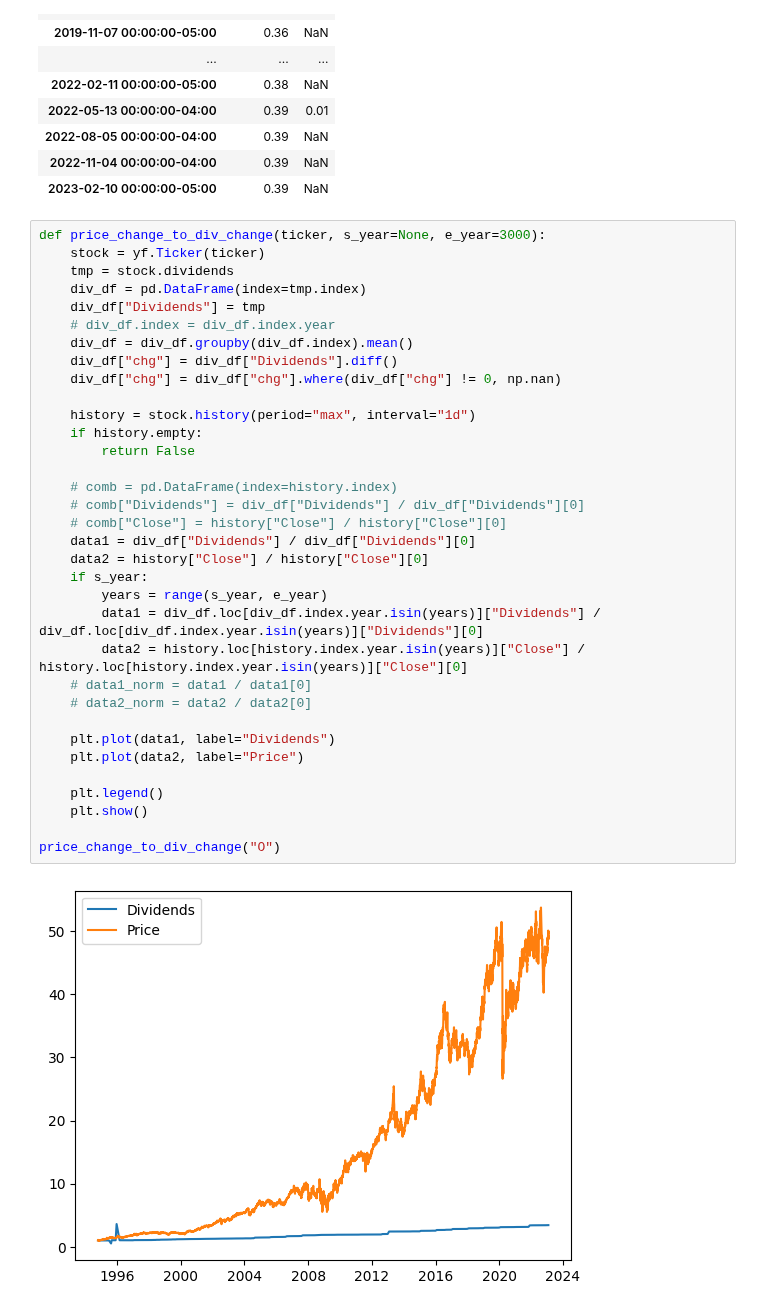
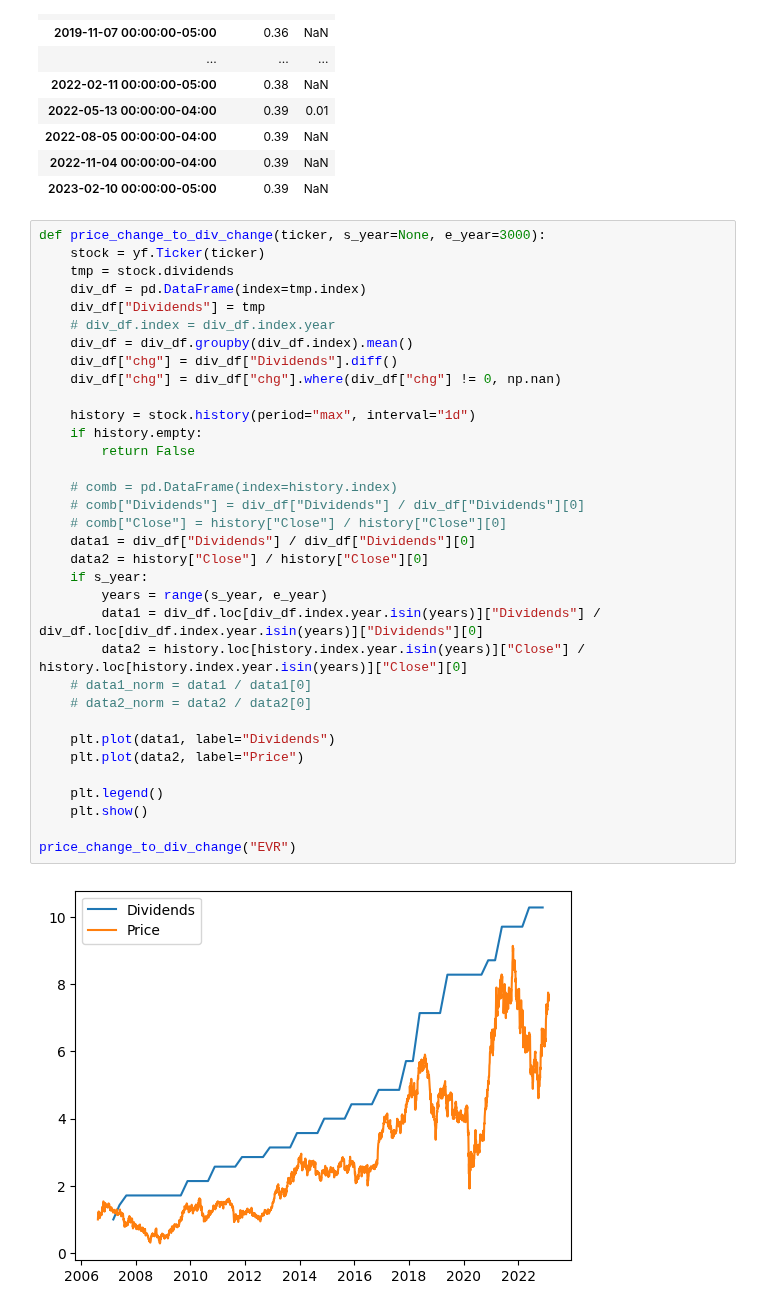
Before and after one commit to Idanq1/Stocks-Strategies, a Jupyter notebook: Dividends/Screener1.ipynb, the cells around one changed output. Drawn from its saved outputs; the diff is of its cells as text.

```diff
--- a/Dividends/Screener1.ipynb
+++ b/Dividends/Screener1.ipynb
@@ -197,32 +197,32 @@ def price_change_to_div_change(ticker, s_year=None, e_year=3000):
     div_df = pd.DataFrame(index=tmp.index)
     div_df["Dividends"] = tmp
     # div_df.index = div_df.index.year
     div_df = div_df.groupby(div_df.index).mean()
     div_df["chg"] = div_df["Dividends"].diff()
     div_df["chg"] = div_df["chg"].where(div_df["chg"] != 0, np.nan)
 
     history = stock.history(period="max", interval="1d")
     if history.empty:
         return False
 
     # comb = pd.DataFrame(index=history.index)
     # comb["Dividends"] = div_df["Dividends"] / div_df["Dividends"][0]
     # comb["Close"] = history["Close"] / history["Close"][0]
     data1 = div_df["Dividends"] / div_df["Dividends"][0]
     data2 = history["Close"] / history["Close"][0]
     if s_year:
         years = range(s_year, e_year)
         data1 = div_df.loc[div_df.index.year.isin(years)]["Dividends"] / div_df.loc[div_df.index.year.isin(years)]["Dividends"][0]
         data2 = history.loc[history.index.year.isin(years)]["Close"] / history.loc[history.index.year.isin(years)]["Close"][0]
     # data1_norm = data1 / data1[0]
     # data2_norm = data2 / data2[0]
 
     plt.plot(data1, label="Dividends")
     plt.plot(data2, label="Price")
 
     plt.legend()
     plt.show()
 
-price_change_to_div_change("O")
+price_change_to_div_change("EVR")
 # %% [output]
-[figure, old version]
+[figure, new version]
```
Also changed, not shown: 1 other file.
